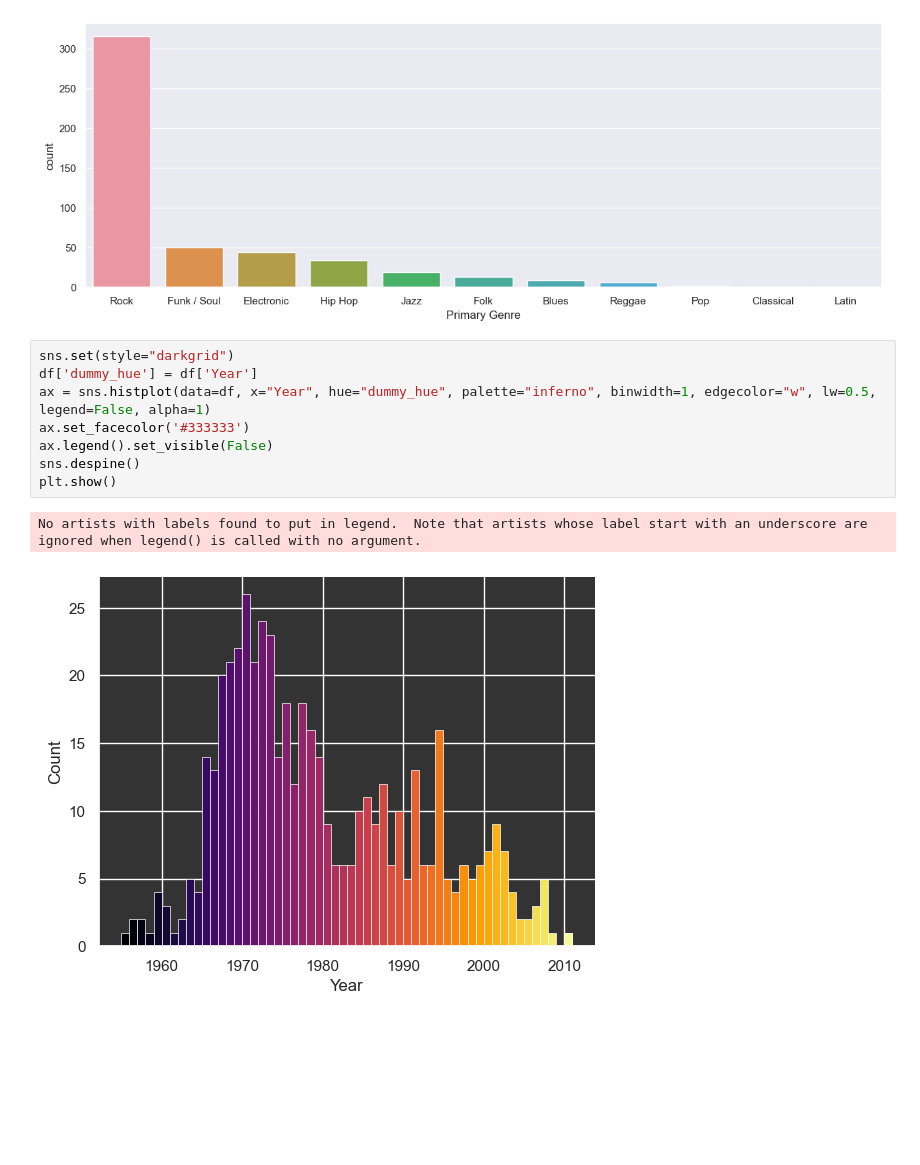
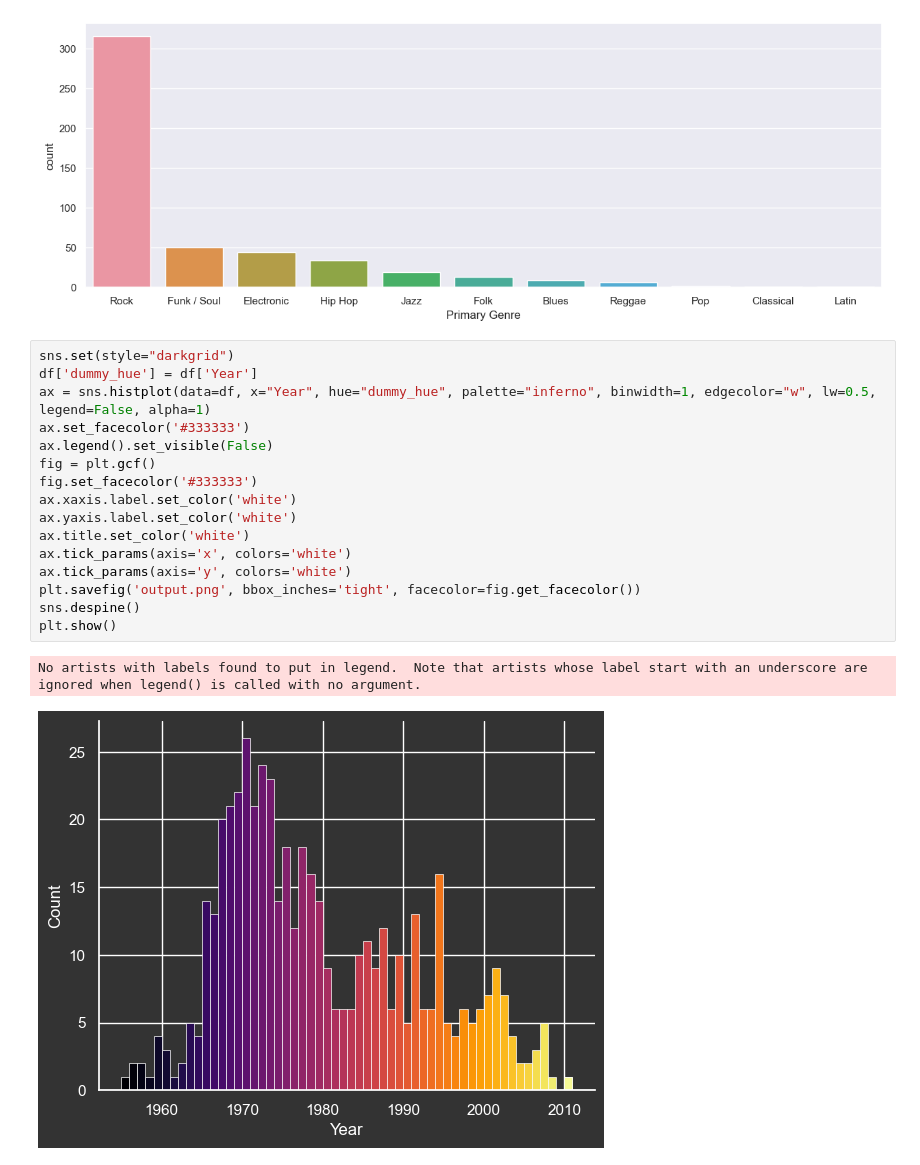
Before and after one commit to cswansonbooth125/DataScience1, a Jupyter notebook: Projects/Final Project/Untitled.ipynb, the cells around one changed output. Saved outputs shown, nothing was run; the diff lists cells and outputs as text; blank space fills up the shorter version.

```diff
--- a/Projects/Final Project/Untitled.ipynb
+++ b/Projects/Final Project/Untitled.ipynb
@@ -45,11 +45,19 @@ sns.countplot(data=df, x="Primary Genre", order=df["Primary Genre"].value_counts
 # %%
 sns.set(style="darkgrid")
 df['dummy_hue'] = df['Year']
 ax = sns.histplot(data=df, x="Year", hue="dummy_hue", palette="inferno", binwidth=1, edgecolor="w", lw=0.5, legend=False, alpha=1)
 ax.set_facecolor('#333333')
 ax.legend().set_visible(False)
+fig = plt.gcf()
+fig.set_facecolor('#333333')
+ax.xaxis.label.set_color('white')
+ax.yaxis.label.set_color('white')
+ax.title.set_color('white')
+ax.tick_params(axis='x', colors='white')
+ax.tick_params(axis='y', colors='white')
+plt.savefig('output.png', bbox_inches='tight', facecolor=fig.get_facecolor())
 sns.despine()
 plt.show()
 # %% [output]
 No artists with labels found to put in legend.  Note that artists whose label start with an underscore are ignored when legend() is called with no argument.
-[figure, old version]
+[figure, new version]
```
Also changed, not shown: parts of 3 cells of this notebook.
